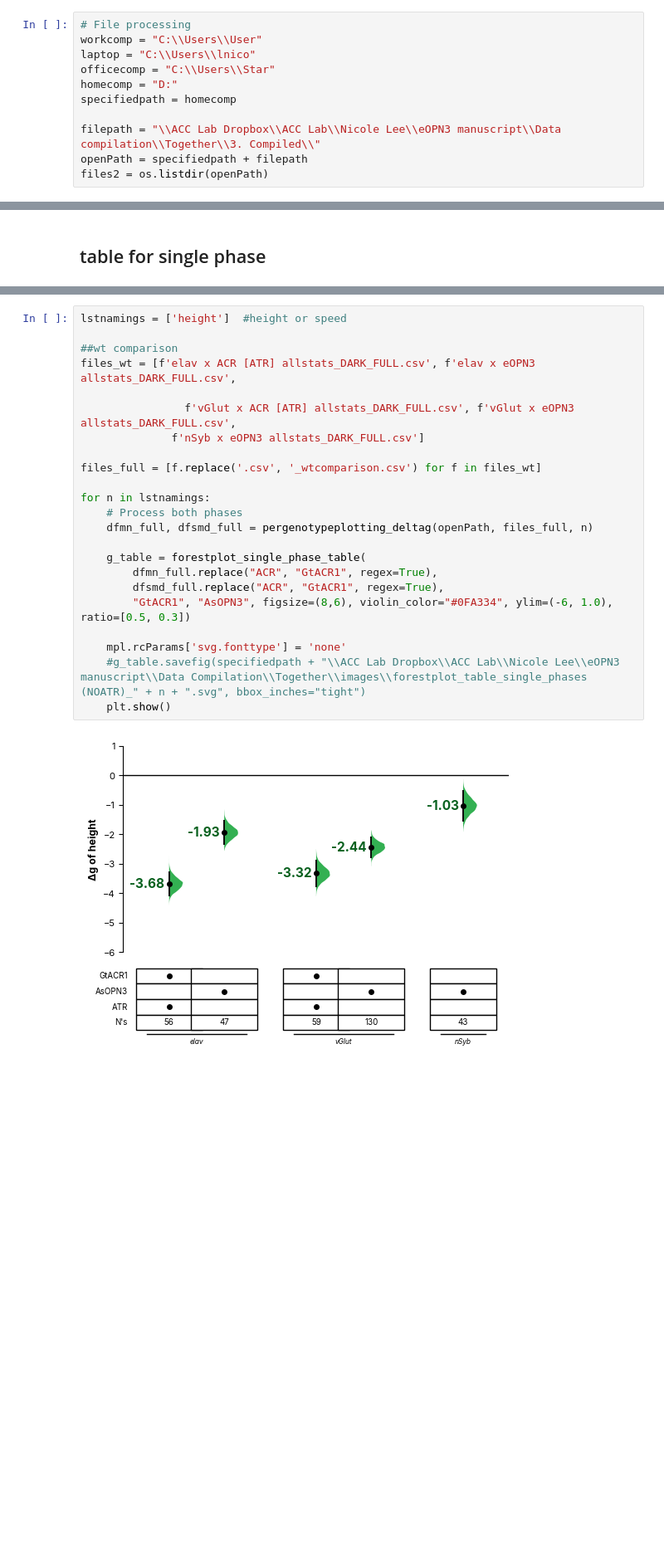
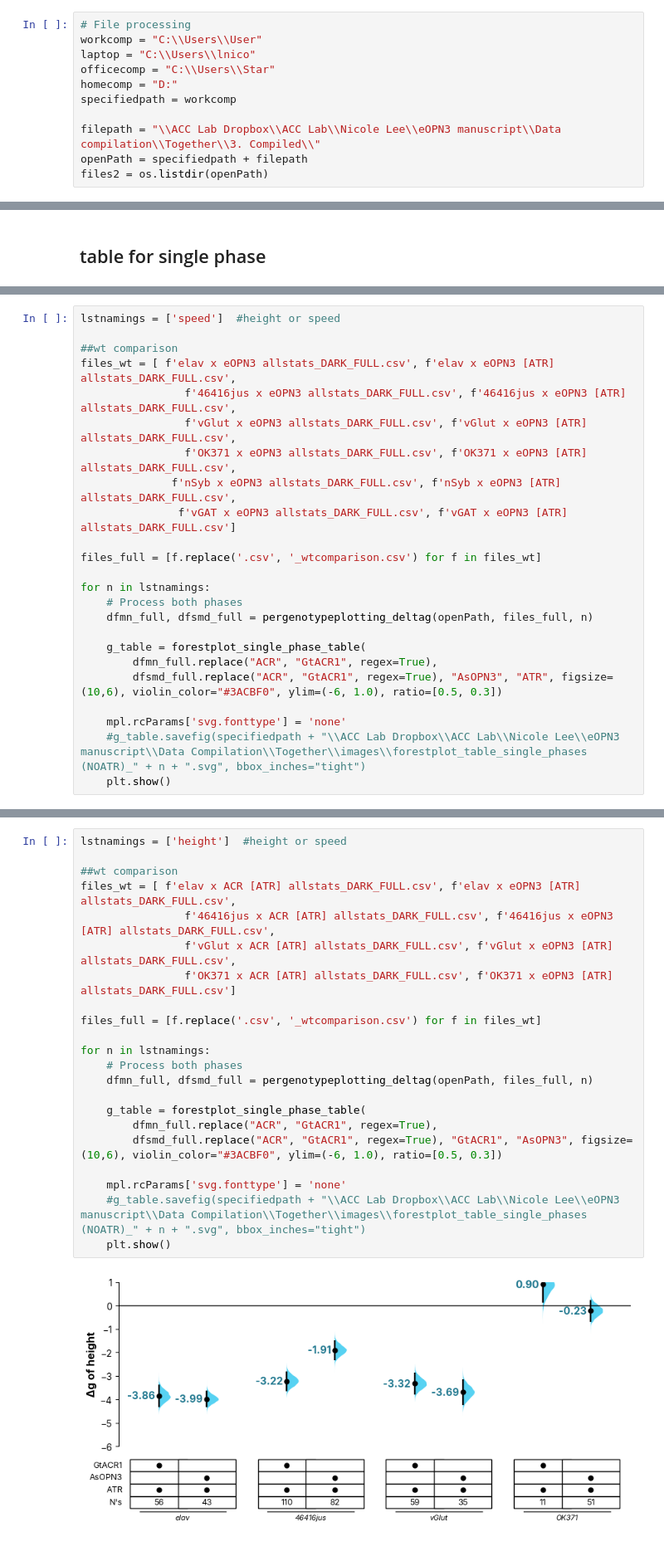
Before and after one commit to lnicole08/deltaG_screen, a Jupyter notebook: AsOPN3_forestplot_vertical_streamlined.ipynb, the cells around one changed output, grey strips where cells are left out. Shown at 83% size. Drawn from its saved outputs; the diff is of its cells as text; blank space fills up the shorter version.

```diff
--- a/AsOPN3_forestplot_vertical_streamlined.ipynb
+++ b/AsOPN3_forestplot_vertical_streamlined.ipynb
@@ -20,7 +20,7 @@ workcomp = "C:\\Users\\User"
 laptop = "C:\\Users\\lnico"
 officecomp = "C:\\Users\\Star"
 homecomp = "D:"
-specifiedpath = homecomp
+specifiedpath = workcomp
 
 filepath = "\\ACC Lab Dropbox\\ACC Lab\\Nicole Lee\\eOPN3 manuscript\\Data compilation\\Together\\3. Compiled\\"
 openPath = specifiedpath + filepath
@@ -468,0 +493,24 @@ for n in lstnamings:
+# %%
+lstnamings = ['speed']  #height or speed
+
+##wt comparison
+files_wt = [ f'elav x eOPN3 allstats_DARK_FULL.csv', f'elav x eOPN3 [ATR] allstats_DARK_FULL.csv',
+                f'46416jus x eOPN3 allstats_DARK_FULL.csv', f'46416jus x eOPN3 [ATR] allstats_DARK_FULL.csv',
+                f'vGlut x eOPN3 allstats_DARK_FULL.csv', f'vGlut x eOPN3 [ATR] allstats_DARK_FULL.csv',
+                f'OK371 x eOPN3 allstats_DARK_FULL.csv', f'OK371 x eOPN3 [ATR] allstats_DARK_FULL.csv',
+              f'nSyb x eOPN3 allstats_DARK_FULL.csv', f'nSyb x eOPN3 [ATR] allstats_DARK_FULL.csv',
+               f'vGAT x eOPN3 allstats_DARK_FULL.csv', f'vGAT x eOPN3 [ATR] allstats_DARK_FULL.csv']
+
+files_full = [f.replace('.csv', '_wtcomparison.csv') for f in files_wt]
+
+for n in lstnamings:
+    # Process both phases
+    dfmn_full, dfsmd_full = pergenotypeplotting_deltag(openPath, files_full, n)
+
+    g_table = forestplot_single_phase_table(
+        dfmn_full.replace("ACR", "GtACR1", regex=True),
+        dfsmd_full.replace("ACR", "GtACR1", regex=True), "AsOPN3", "ATR", figsize=(10,6), violin_color="#3ACBF0", ylim=(-6, 1.0), ratio=[0.5, 0.3])
+
+    mpl.rcParams['svg.fonttype'] = 'none'
+    #g_table.savefig(specifiedpath + "\\ACC Lab Dropbox\\ACC Lab\\Nicole Lee\\eOPN3 manuscript\\Data Compilation\\Together\\images\\forestplot_table_single_phases (NOATR)_" + n + ".svg", bbox_inches="tight")
+    plt.show()
@@ -469,25 +519,24 @@ for n in lstnamings:
 # %%
 lstnamings = ['height']  #height or speed
 
 ##wt comparison
-files_wt = [f'elav x ACR [ATR] allstats_DARK_FULL.csv', f'elav x eOPN3 allstats_DARK_FULL.csv',
-
-                f'vGlut x ACR [ATR] allstats_DARK_FULL.csv', f'vGlut x eOPN3 allstats_DARK_FULL.csv',
-              f'nSyb x eOPN3 allstats_DARK_FULL.csv']
+files_wt = [ f'elav x ACR [ATR] allstats_DARK_FULL.csv', f'elav x eOPN3 [ATR] allstats_DARK_FULL.csv',
+                f'46416jus x ACR [ATR] allstats_DARK_FULL.csv', f'46416jus x eOPN3 [ATR] allstats_DARK_FULL.csv',
+                f'vGlut x ACR [ATR] allstats_DARK_FULL.csv', f'vGlut x eOPN3 [ATR] allstats_DARK_FULL.csv',
+                f'OK371 x ACR [ATR] allstats_DARK_FULL.csv', f'OK371 x eOPN3 [ATR] allstats_DARK_FULL.csv']
 
 files_full = [f.replace('.csv', '_wtcomparison.csv') for f in files_wt]
 
 for n in lstnamings:
     # Process both phases
     dfmn_full, dfsmd_full = pergenotypeplotting_deltag(openPath, files_full, n)
 
     g_table = forestplot_single_phase_table(
         dfmn_full.replace("ACR", "GtACR1", regex=True),
-        dfsmd_full.replace("ACR", "GtACR1", regex=True),
-        "GtACR1", "AsOPN3", figsize=(8,6), violin_color="#0FA334", ylim=(-6, 1.0), ratio=[0.5, 0.3])
+        dfsmd_full.replace("ACR", "GtACR1", regex=True), "GtACR1", "AsOPN3", figsize=(10,6), violin_color="#3ACBF0", ylim=(-6, 1.0), ratio=[0.5, 0.3])
 
     mpl.rcParams['svg.fonttype'] = 'none'
     #g_table.savefig(specifiedpath + "\\ACC Lab Dropbox\\ACC Lab\\Nicole Lee\\eOPN3 manuscript\\Data Compilation\\Together\\images\\forestplot_table_single_phases (NOATR)_" + n + ".svg", bbox_inches="tight")
     plt.show()
 # %% [output]
-[figure, old version]
+[figure, new version]
```
Also changed, not shown: parts of 2 cells of this notebook, 6 other files.
